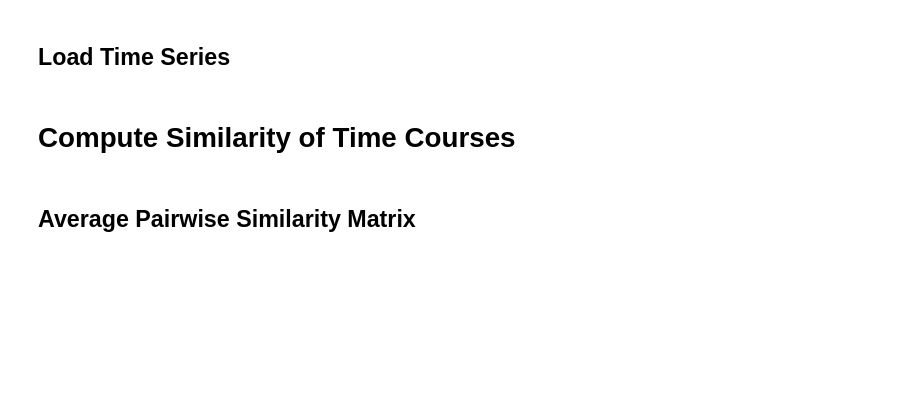
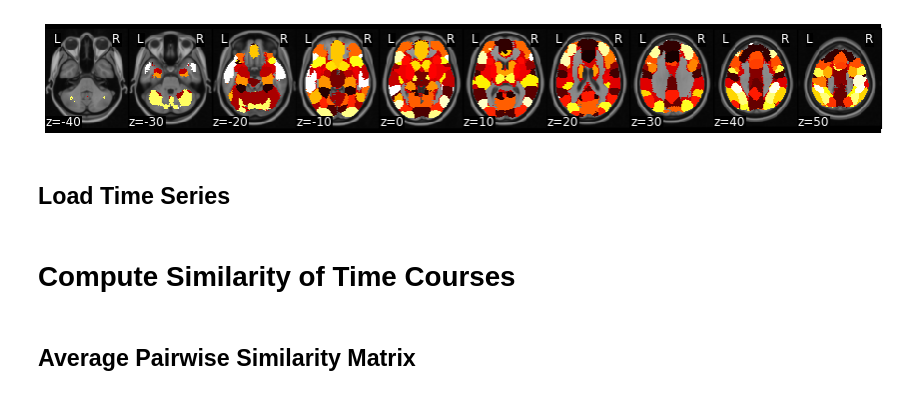
Before and after one commit to naturalistic-data-analysis/naturalistic_data_analysis, a Jupyter notebook: content/features/notebooks/Intersubject_Correlation.ipynb, the cells around one changed output. Saved outputs shown, nothing was run; the diff lists cells and outputs as text; code cells hidden in the pictures; blank space fills up the shorter version.

```diff
--- a/content/features/notebooks/Intersubject_Correlation.ipynb
+++ b/content/features/notebooks/Intersubject_Correlation.ipynb
@@ -40,3 +79,7 @@ We have already done this step for you, but want to show you how to extract aver
 # %%
 mask = Brain_Data('http://neurovault.org/media/images/2099/Neurosynth%20Parcellation_0.nii.gz')
 mask_x = expand_mask(mask)
+
+mask.plot()
+# %% [output]
+[figure, added]
```
Also changed, not shown: parts of 21 cells of this notebook, 17 other files.
